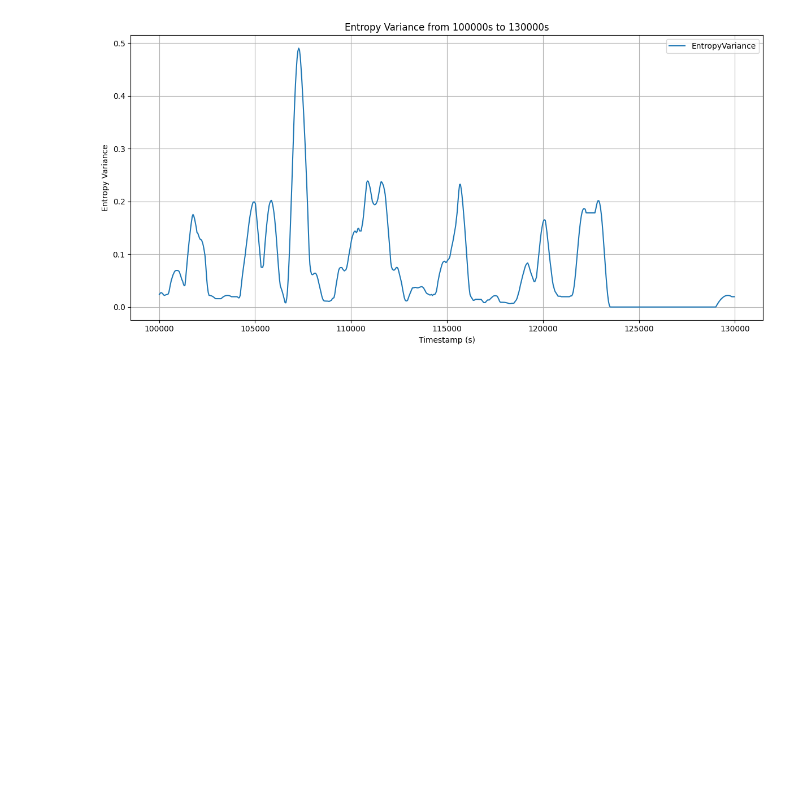
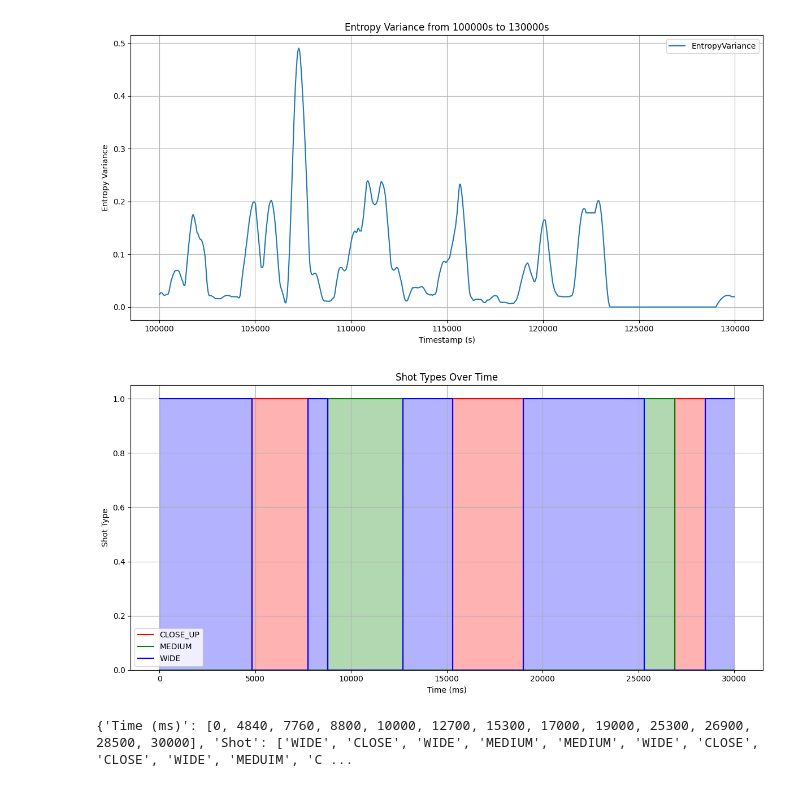
Before and after one commit to internax/film_shot_classifier, a Jupyter notebook: python/statistic_visualization.ipynb, the cells around one changed output. Cells and saved outputs as stored; diff of their text form; code cells hidden in the pictures; blank space fills up the shorter version.

```diff
--- a/python/statistic_visualization.ipynb
+++ b/python/statistic_visualization.ipynb
@@ -88,3 +123,49 @@ plt.tight_layout()
 plt.show()
 # %% [output]
 [figure]
+# %%
+data = {
+    "Time (ms)": [0, 4840, 7760, 8800, 10000, 12700, 15300, 17000, 19000, 25300, 26900, 28500, 30000],
+    "Shot": ["WIDE", "CLOSE", "WIDE", "MEDIUM", "MEDIUM", "WIDE", "CLOSE", "CLOSE", "WIDE", "MEDUIM", "CLOSE", "WIDE", "WIDE"]
+}
+
+import pandas as pd
+import matplotlib.pyplot as plt
+import numpy as np
+
+df_shots = pd.DataFrame(data)
+df_shots["Shot"] = df_shots["Shot"].replace("MEDUIM", "MEDIUM")
+
+
+df_encoded = pd.get_dummies(df_shots["Shot"])
+df_encoded["Time (ms)"] = df_shots["Time (ms)"]
+df_encoded = df_encoded[["Time (ms)", "CLOSE", "MEDIUM", "WIDE"]]
+df_encoded = df_encoded.rename(columns={"CLOSE": "CLOSE_UP"})
+
+def plot_step_fill(x, y, label, color):
+    x_step = np.repeat(x, 2)[1:]
+    y_step = np.repeat(y, 2)[:-1]
+    plt.plot(x_step, y_step, label=label, color=color)
+    plt.fill_between(x_step, y_step, step='pre', alpha=0.3, color=color)
+
+
+x = df_encoded["Time (ms)"].values
+plt.figure(figsize=(12, 6))
+
+plot_step_fill(x, df_encoded["CLOSE_UP"].values, "CLOSE_UP", "red")
+plot_step_fill(x, df_encoded["MEDIUM"].values, "MEDIUM", "green")
+plot_step_fill(x, df_encoded["WIDE"].values, "WIDE", "blue")
+
+plt.xlabel("Time (ms)")
+plt.ylabel("Shot Type")
+plt.ylim(0, 1.05)
+plt.title("Shot Types Over Time")
+plt.legend()
+plt.grid(True)
+plt.tight_layout()
+plt.show()
+
+print(data)
+# %% [output]
+[figure, added]
+{'Time (ms)': [0, 4840, 7760, 8800, 10000, 12700, 15300, 17000, 19000, 25300, 26900, 28500, 30000], 'Shot': ['WIDE', 'CLOSE', 'WIDE', 'MEDIUM', 'MEDIUM', 'WIDE', 'CLOSE', 'CLOSE', 'WIDE', 'MEDUIM', 'C ...
```
Also changed, not shown: parts of 4 cells of this notebook, 53 other files.
